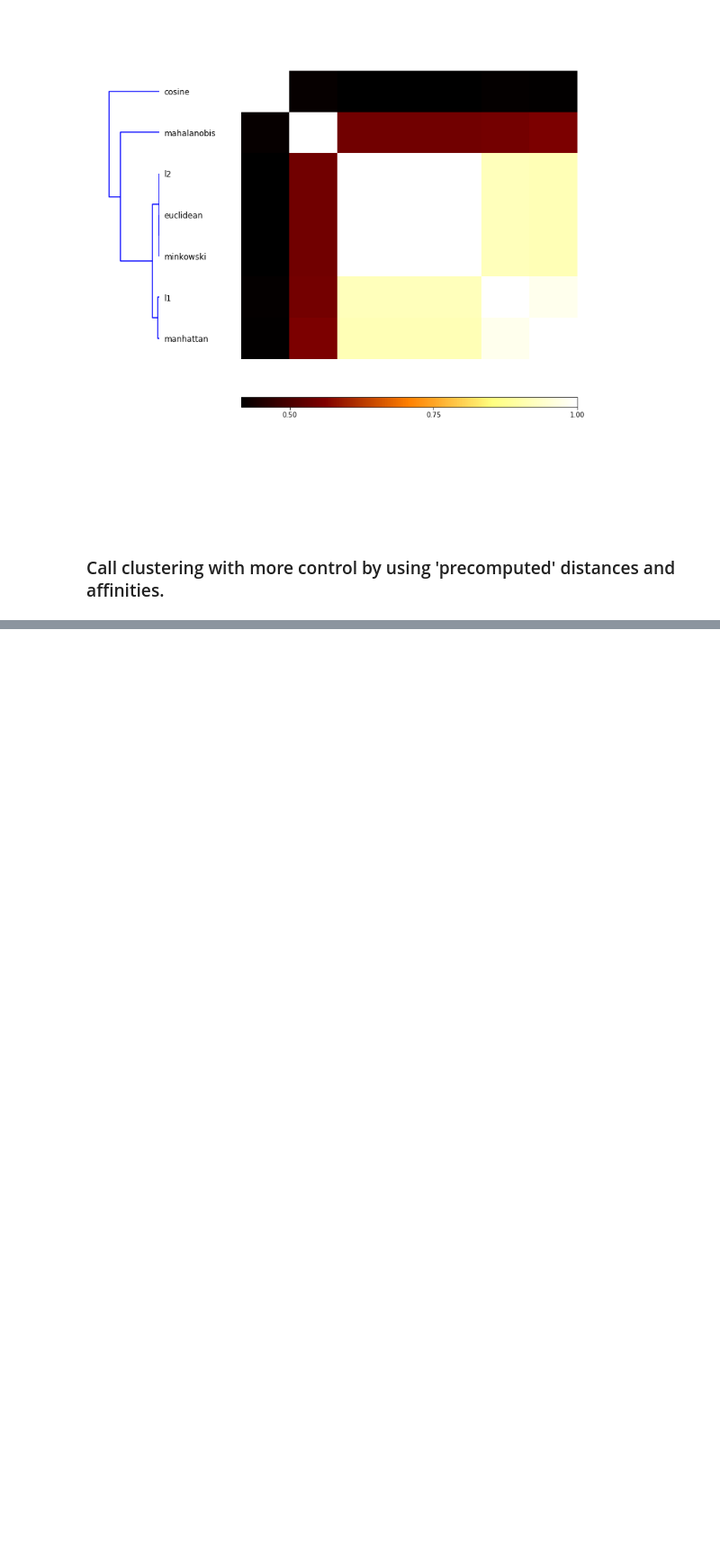
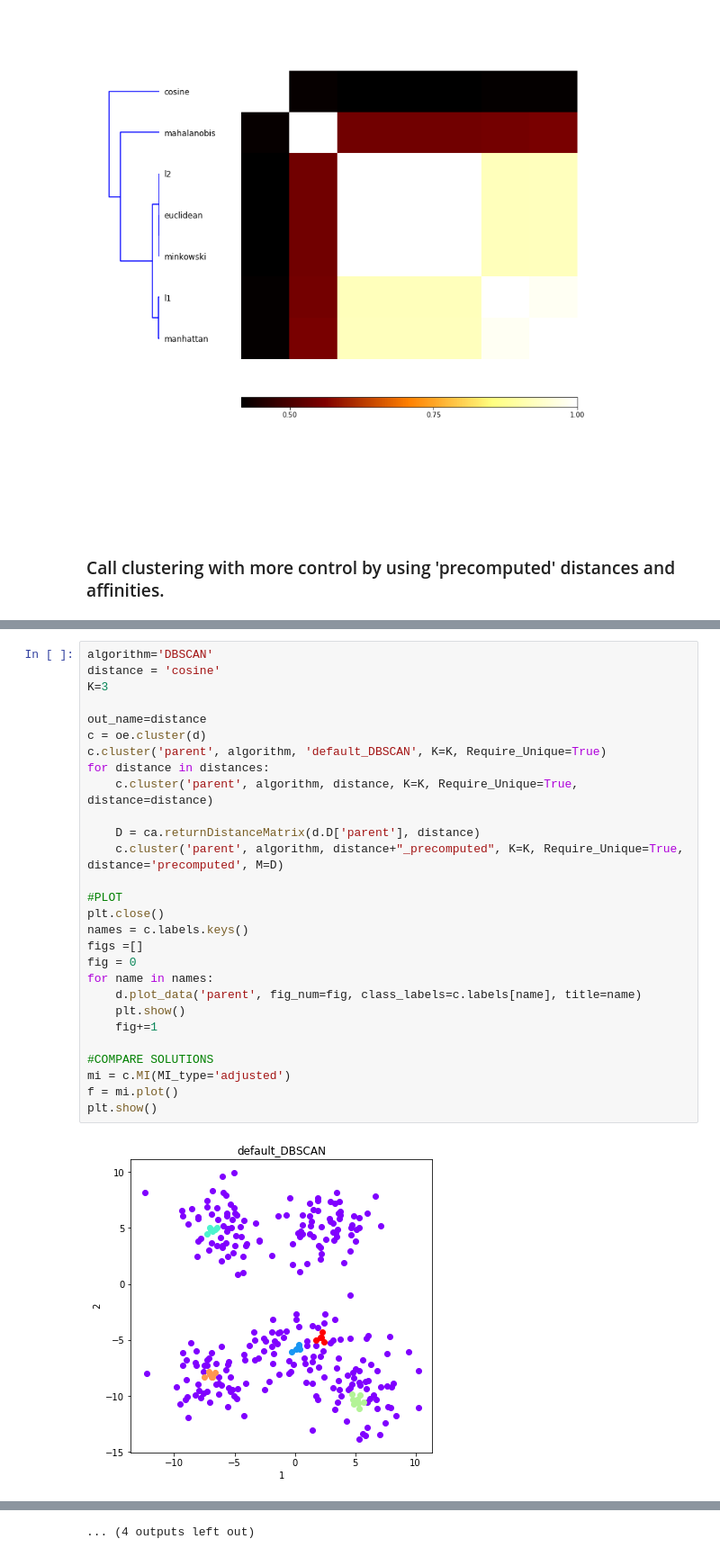
Before and after one commit to NaegleLab/OpenEnsembles, a Jupyter notebook: examples/Demonstrate_Distance_Affinity_effects.ipynb, the cells around one changed output, grey strips where cells are left out. Shown at 90% size. Drawn from its saved outputs; the diff is of its cells as text; blank space fills up the shorter version.

```diff
--- a/examples/Demonstrate_Distance_Affinity_effects.ipynb
+++ b/examples/Demonstrate_Distance_Affinity_effects.ipynb
@@ -134,0 +149,30 @@ d.plot_data('parent', class_labels=c.labels[out_name], title=titleStr)
+# %%
+algorithm='DBSCAN'
+distance = 'cosine'
+K=3
+
+out_name=distance
+c = oe.cluster(d)
+c.cluster('parent', algorithm, 'default_DBSCAN', K=K, Require_Unique=True)
+for distance in distances:
+    c.cluster('parent', algorithm, distance, K=K, Require_Unique=True, distance=distance)
+
+    D = ca.returnDistanceMatrix(d.D['parent'], distance)
+    c.cluster('parent', algorithm, distance+"_precomputed", K=K, Require_Unique=True, distance='precomputed', M=D)
+
+#PLOT
+plt.close()
+names = c.labels.keys()
+figs =[]
+fig = 0
+for name in names:
+    d.plot_data('parent', fig_num=fig, class_labels=c.labels[name], title=name)
+    plt.show()
+    fig+=1
+
+#COMPARE SOLUTIONS
+mi = c.MI(MI_type='adjusted')
+f = mi.plot()
+plt.show()
+# %% [output]
+[figure, added]
@@ -134,0 +190 @@ d.plot_data('parent', class_labels=c.labels[out_name], title=titleStr)
+... (4 outputs left out)
```
Also changed, not shown: parts of 7 cells of this notebook.
